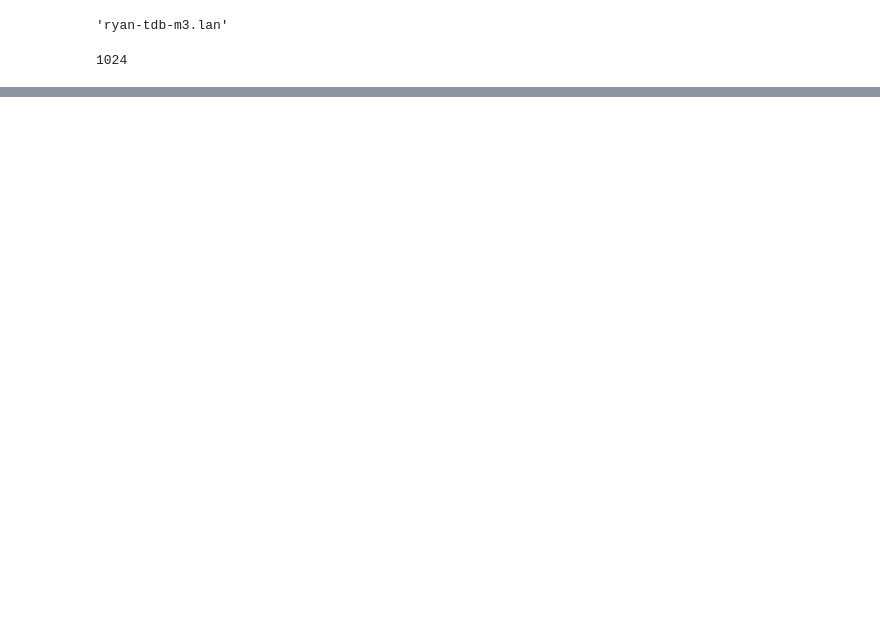
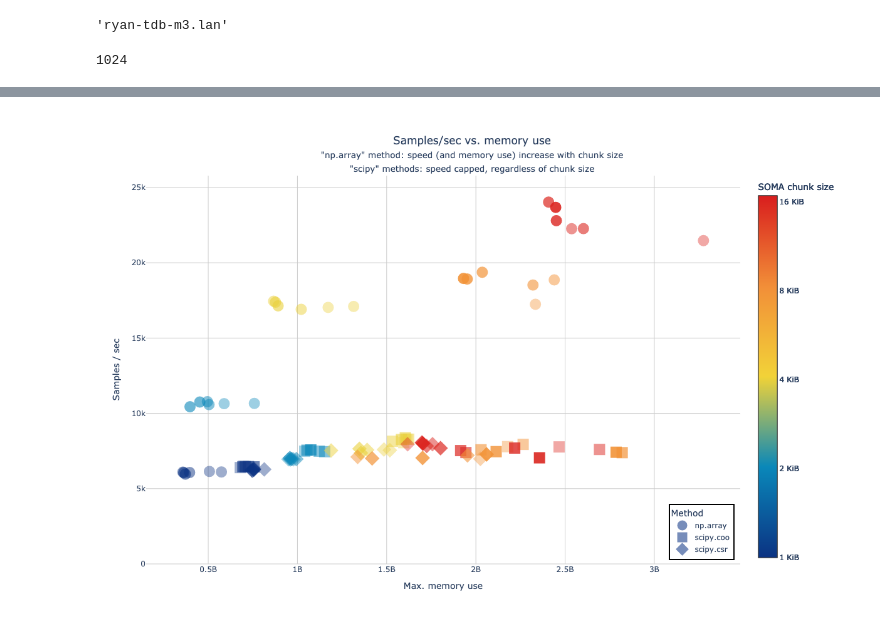
Before and after one commit to TileDB-Inc/arrayloader-benchmarks, a Jupyter notebook: notebooks/data-loader-stats/m3/nb.ipynb, the cells around one changed output, grey strips where cells are left out. Cells and saved outputs as stored; diff of their text form; code cells hidden in the pictures; blank space fills up the shorter version.

```diff
--- a/notebooks/data-loader-stats/m3/nb.ipynb
+++ b/notebooks/data-loader-stats/m3/nb.ipynb
@@ -1,9 +1,14 @@
 # %%
+from math import log2
 from os import makedirs
 import pandas as pd
+from benchmarks.cli.data_loader import DEFAULT_DB_PATH, FMTS, TBL
 import plotly.express as px
 from IPython.display import Image
-from benchmarks.cli.data_loader import DEFAULT_DB_PATH, TBL
+from plotly.subplots import make_subplots
+import plotly.graph_objects as go
+from plotly.validators.scatter.marker import SymbolValidator
+symbols = SymbolValidator().values[2::12]
 # %%
 db_path = DEFAULT_DB_PATH  # SQL db path to read epoch stats from
 tbl = TBL                  # SQL table name to read epoch stats from
@@ -43,0 +40,5 @@ Name: n_rows, dtype: int64
+# %%
+chunks_log2 = df.soma_chunk_size.apply(log2).apply(int).unique()
+min_chunk_log2, max_chunk_log2 = chunks_log2.min(), chunks_log2.max()
+chunks_log2 = chunks_log2.tolist()
+min_chunk_log2, max_chunk_log2, chunks_log2
@@ -116,0 +174,59 @@ Image(fig.to_image(**dims))
+# %%
+fig = go.Figure()
+for idx, fmt in enumerate(FMTS):
+    f = df[df.fmt == fmt]
+    fig.add_trace(go.Scatter(
+        name=fmt,
+        x=f.max_mem,
+        y=f[y],
+        #text=f.epoch.astype(str),
+        mode='markers+text',
+        marker=dict(
+            color=f.soma_chunk_size.apply(log2),
+            colorscale=px.colors.diverging.Portland,
+            #colorscale=px.colors.sequential.Bluered,
+            #colorscale=px.colors.sequential.Burg,
+            #colorscale=['green', 'red'],
+            cmin=min_chunk_log2,
+            cmax=max_chunk_log2 + .07,
+            colorbar=dict(
+                title='SOMA chunk size',
+                tickmode='array',
+                tickvals=chunks_log2,
+                ticktext=list(map(lambda e: f'{2**(e-10)} KiB', chunks_log2)),
+            ),
+            showscale=True,
+            opacity=0.4 + 0.5 * f.epoch / max(df.epoch),
+            size=18,
+            symbol=symbols[idx],
+        ),
+        customdata=f[['epoch', 'soma_chunk_size']],
+    ))
+
+plot(
+    fig,
+    [
+        title,
+        '"np.array" method: speed (and memory use) increase with chunk size',
+        '"scipy" methods: speed capped, regardless of chunk size',
+    ],
+    name="speed_vs_mem_1",
+    width=1000, height=600,
+    hovertemplate='<br>'.join([
+        "Epoch: %{customdata[0]}",
+        "Samples/sec: %{y:,d}",
+        "Memory: %{x:.3s}",
+        "SOMA chunk size: %{customdata[1]}",
+    ]),
+    xaxis_title='Max. memory use',
+    yaxis_title='Samples / sec',
+    legend=dict(
+        title_text='Method',
+        xanchor='right', x=.99,
+        yanchor='bottom', y=.01,
+        bordercolor="Black",
+        borderwidth=2,
+    ),
+)
+# %% [output]
+[figure, added]
```
Also changed, not shown: parts of 13 cells of this notebook, 26 other files.
